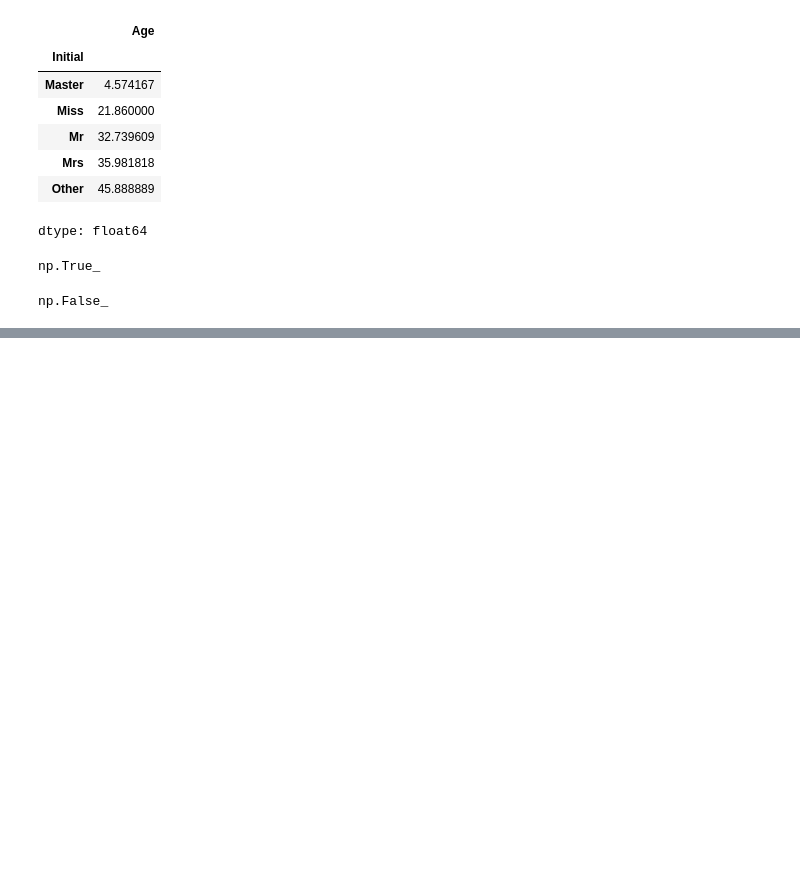
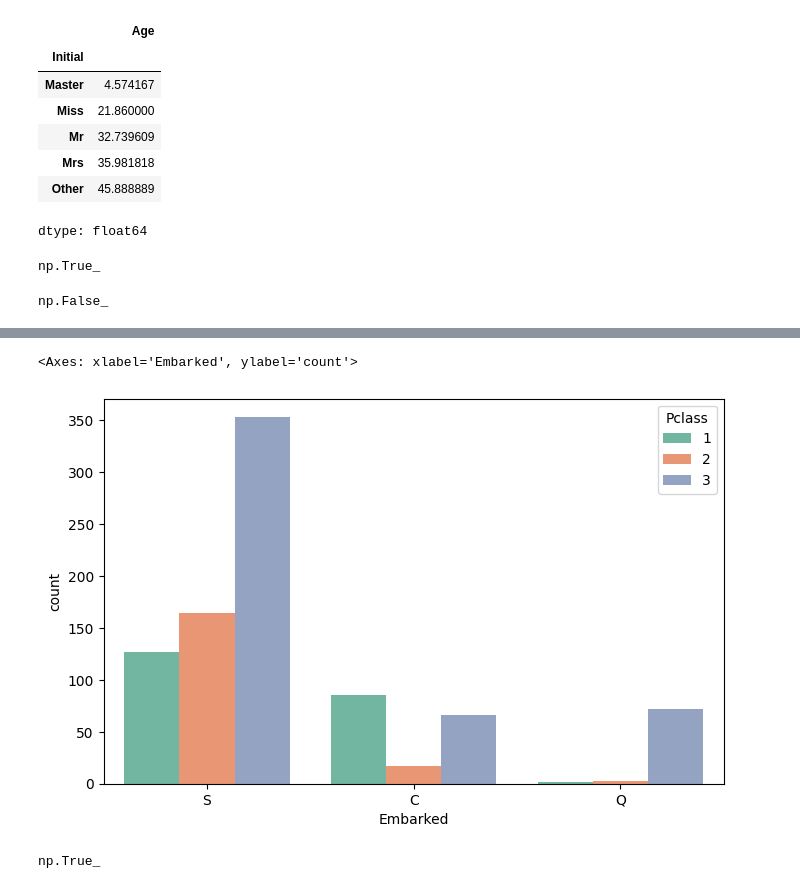
Before and after one commit to Shanmukhappa-paraddi/Data_Science_Projects, a Jupyter notebook: Titanic_Disaster_Analysis/titanic_disaster_analysis.ipynb, the cells around one changed output, grey strips where cells are left out. Drawn from its saved outputs; the diff is of its cells as text; code cells hidden in the pictures; blank space fills up the shorter version.

```diff
--- a/Titanic_Disaster_Analysis/titanic_disaster_analysis.ipynb
+++ b/Titanic_Disaster_Analysis/titanic_disaster_analysis.ipynb
@@ -321,0 +328,10 @@ np.False_
+# %%
+plt.figure(figsize=(8,5))
+sns.countplot(x='Embarked', hue='Pclass', data=data, palette='Set2')
+# %% [output]
+<Axes: xlabel='Embarked', ylabel='count'>
+[figure, added]
+# %%
+data.Embarked.isnull().any()
+# %% [output]
+np.True_
```
Also changed, not shown: parts of 44 cells of this notebook.
